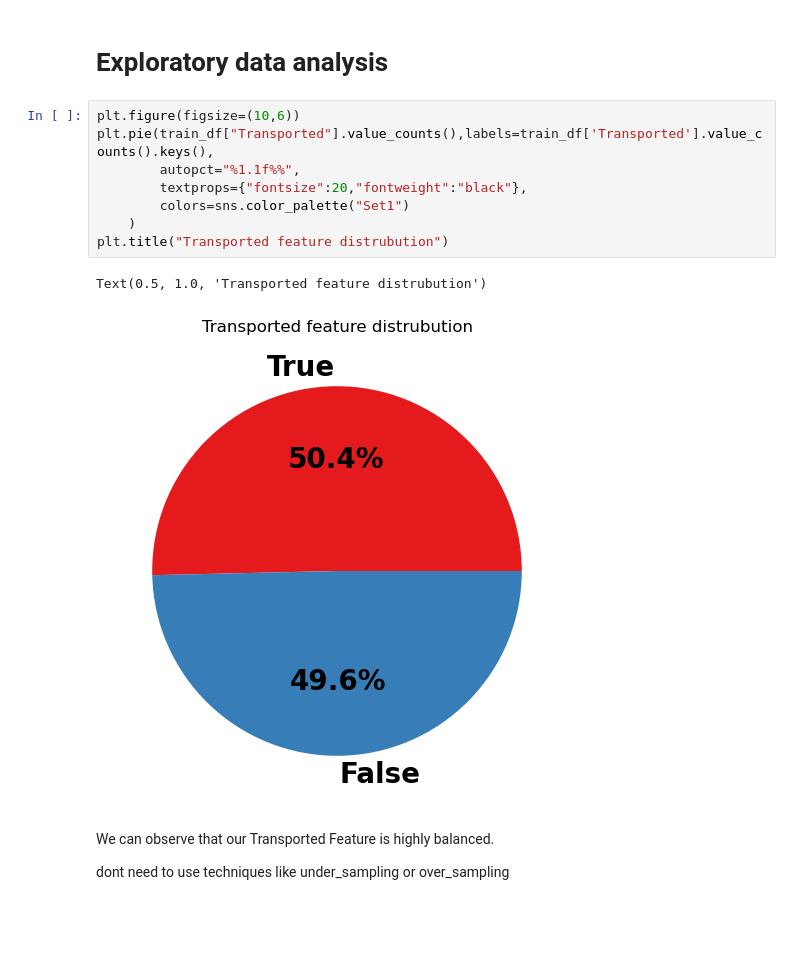
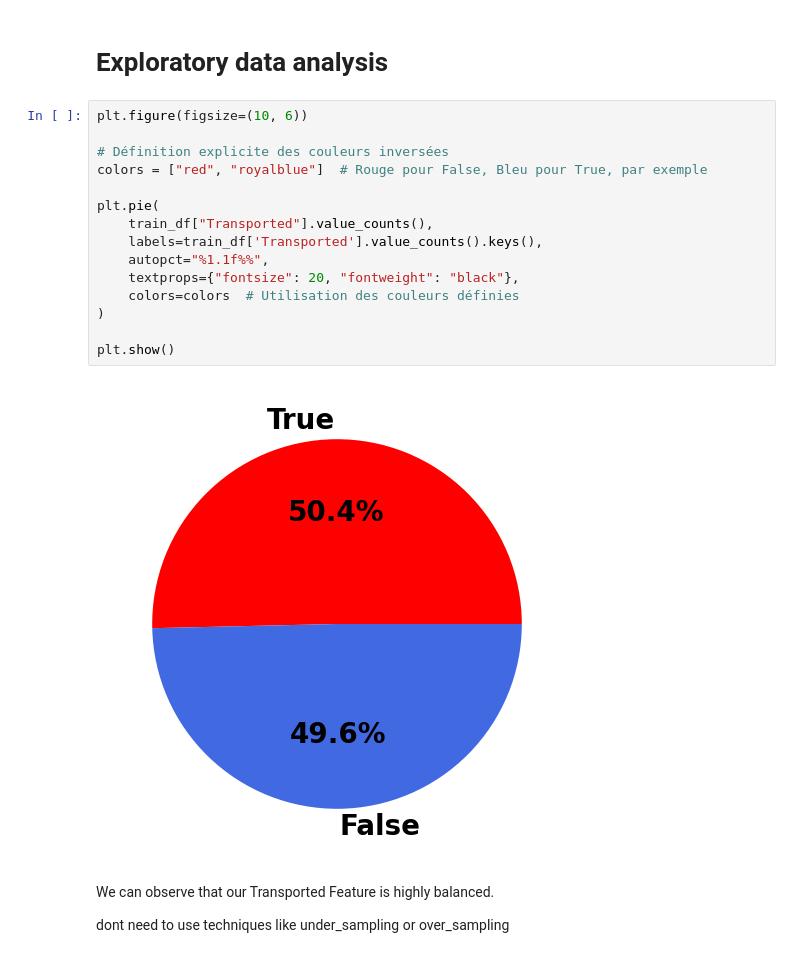
Before and after one commit to ColinAlAskA/Projet_ENSIIE_Apprentissage_Automatique, a Jupyter notebook: ml.ipynb, the cells around one changed output. Saved outputs shown, nothing was run; the diff lists cells and outputs as text; blank space fills up the shorter version.

```diff
--- a/ml.ipynb
+++ b/ml.ipynb
@@ -142,16 +142,22 @@ we create new feature from this features
 # %% [markdown]
 # Exploratory data analysis
 # %%
-plt.figure(figsize=(10,6))
-plt.pie(train_df["Transported"].value_counts(),labels=train_df['Transported'].value_counts().keys(),
-        autopct="%1.1f%%",
-        textprops={"fontsize":20,"fontweight":"black"},
-        colors=sns.color_palette("Set1")
-    )
-plt.title("Transported feature distrubution")
+plt.figure(figsize=(10, 6))
+
+# Définition explicite des couleurs inversées
+colors = ["red", "royalblue"]  # Rouge pour False, Bleu pour True, par exemple
+
+plt.pie(
+    train_df["Transported"].value_counts(),
+    labels=train_df['Transported'].value_counts().keys(),
+    autopct="%1.1f%%",
+    textprops={"fontsize": 20, "fontweight": "black"},
+    colors=colors  # Utilisation des couleurs définies
+)
+
+plt.show()
 # %% [output]
-Text(0.5, 1.0, 'Transported feature distrubution')
-[figure, old version]
+[figure, new version]
 # %% [markdown]
 We can observe that our Transported Feature is highly balanced.
 
```
Also changed, not shown: parts of 4 cells of this notebook.
